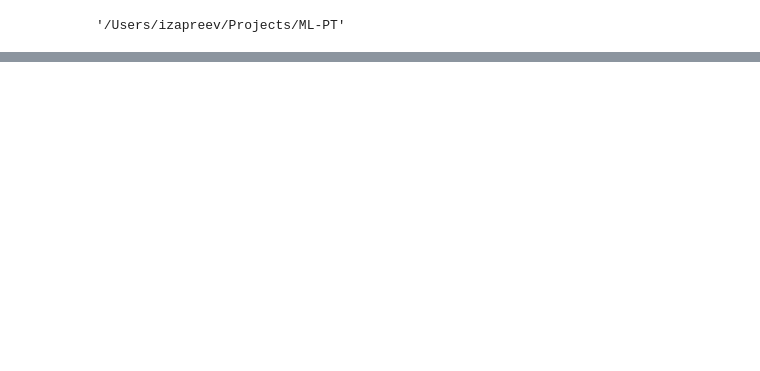
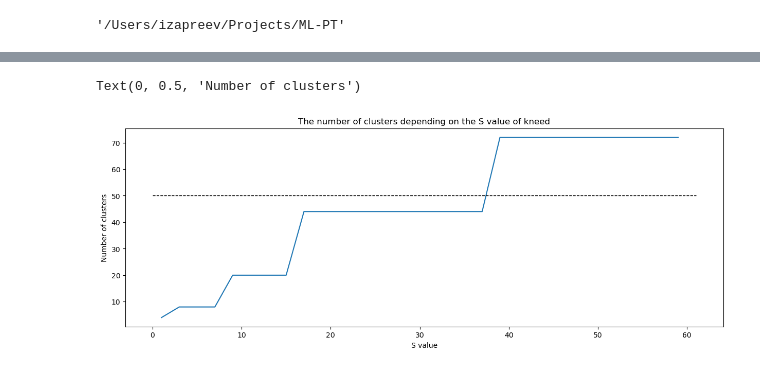
Before and after one commit to ivan-zapreev/ML-PT, a Jupyter notebook: 03_tune_dbscan.ipynb, the cells around one changed output, grey strips where cells are left out. Cells and saved outputs as stored; diff of their text form; code cells hidden in the pictures; blank space fills up the shorter version.

Commit message:
Looking for the optimal number of clusters

```diff
--- a/03_tune_dbscan.ipynb
+++ b/03_tune_dbscan.ipynb
@@ -14,5 +18,5 @@ from src.utils.file_utils import load_numpy_zc
 
 # Load the features file for further use
 file_name = os.path.join('.', 'data', 'X.npz')
-X = load_numpy_zc(file_name, ['X'])
+X, = load_numpy_zc(file_name, ['X'])
 # %% [output]
@@ -20,0 +25,20 @@ X = load_numpy_zc(file_name, ['X'])
+# %%
+from tqdm.notebook import tqdm
+from src.model.dbscan.tuning import fit_dbscan_clusters
+
+# According to:
+#     https://medium.com/@tarammullin/dbscan-parameter-estimation-ff8330e3a3bd
+# the min_samples sizee for the dataset is to be chosen as:
+#     min_samples = 2 * dim ( where dim is the dimensions of your data set)
+min_samples = 2 * X.shape[1]
+logger.info(f'Choosing the min_samples value: {min_samples}')
+
+# Perform primitive grid search using the S value of the kneed algorithm
+s_values = list(range(1, 60, 2))
+labels_cnt, eps_values, cluster_ids, clust_sizes = [], [], [], []
+for s_value in tqdm(s_values, desc=f'Computing number of clusters'):
+    eps_value, cluster_labels, label_counts = fit_dbscan_clusters(X, min_samples, s_value)
+    eps_values.append(eps_values)
+    labels_cnt.append(len(cluster_labels))
+    cluster_ids.append(cluster_labels)
+    clust_sizes.append(label_counts)
@@ -21,2 +47,12 @@ X = load_numpy_zc(file_name, ['X'])
 # %%
-# TODO: Apply DBSCAN for clustering of the provided data (tune hyperparameters to find the optimal number of clusters)
+# Plot the resulting data number of clusters depending on the S value for finding the knee/elbow point
+# Note that the task claims there can be at most 50 attack classes
+fig, ax = plt.subplots(figsize=(15, 5))
+_ = plt.plot(s_values, labels_cnt)
+plt.plot([0, 61], [50, 50], 'k--', lw=1)
+plt.title('The number of clusters depending on the S value of kneed')
+ax.set_xlabel('S value')
+ax.set_ylabel('Number of clusters')
+# %% [output]
+Text(0, 0.5, 'Number of clusters')
+[figure, added]
```
Also changed, not shown: parts of 8 cells of this notebook, 3 other files.
